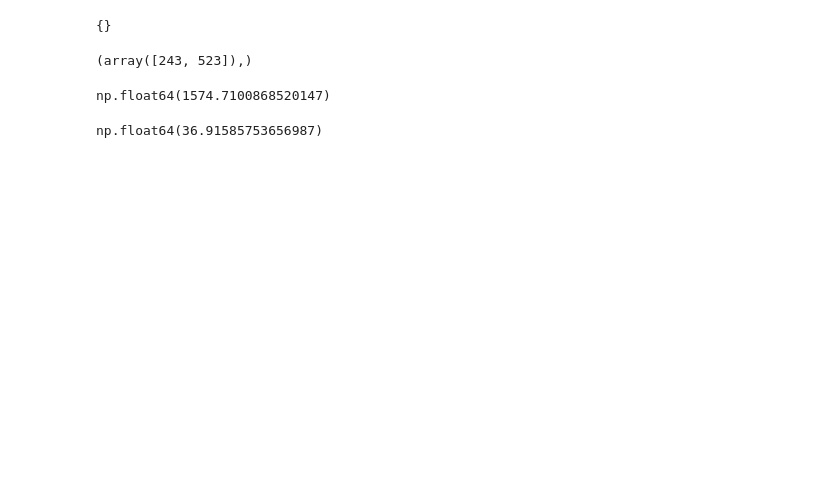
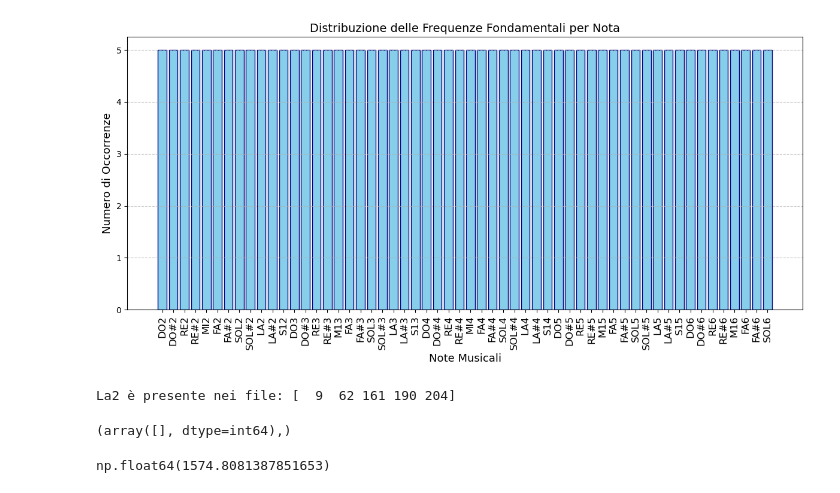
Before and after one commit to maddoc-g/3_organ_clustering, a Jupyter notebook: grafico_note.ipynb, the cells around one changed output. Drawn from its saved outputs; the diff is of its cells as text; code cells hidden in the pictures; blank space fills up the shorter version.

```diff
--- a/grafico_note.ipynb
+++ b/grafico_note.ipynb
@@ -5,32 +5,64 @@ import scipy
 from scipy.signal import find_peaks
 from lib.readwav import *
 # %%
-#leggo il file note_musicali.csv creando un dizionario con chiave il nome della nota e valore della frequenza
+import numpy as np
+import matplotlib.pyplot as plt
+from collections import Counter
+
+# 1. Caricamento dati (Assicurati che i file siano nella stessa cartella)
 note_musicali = {}
 with open('note_musicali.csv', 'r') as f:
     for line in f:
         note, freq = line.strip().split(',')
         note_musicali[note] = float(freq)
 
+data = np.loadtxt('fundamentals.csv')
+#i dati sono duplicati, prendo solo le prime 280 righe
+data = data[:280]
 
-#leggo il file delle fundamental frequencies
-fundamental_frequencies = {}
-data = np.loadtxt('fundamentals.csv')
+# 2. Funzione per trovare la nota più vicina
+def trova_nota_vicina(freq, dizionario_note):
+    # Usiamo la differenza assoluta per trovare la nota con frequenza più simile
+    note_nomi = list(dizionario_note.keys())
+    note_freqs = np.array(list(dizionario_note.values()))
 
-# stampo la prima riga del file delle fundamental frequencies per verificare che sia stato letto correttamente
-print(fundamental_frequencies)
+    # Calcola l'indice della nota più vicina
+    indice_vicino = (np.abs(note_freqs - freq)).argmin()
+    return note_nomi[indice_vicino]
+
+note_rilevate = [trova_nota_vicina(f, note_musicali) for f in data]
+
+conteggio = Counter(note_rilevate)
+
+# ordino il grafico in base alla frequenza delle note musicali
+note_ordinate = sorted(note_musicali.keys(), key=lambda x: note_musicali[x])
+etichette = [n for n in note_ordinate if n in conteggio]
+valori = [conteggio[n] for n in etichette]
+
+plt.figure(figsize=(12, 6))
+plt.bar(etichette, valori, color='skyblue', edgecolor='navy')
+plt.xlabel('Note Musicali', fontsize=13)
+plt.ylabel('Numero di Occorrenze', fontsize=13)
+plt.title('Distribuzione delle Frequenze Fondamentali per Nota', fontsize=14)
+plt.xticks(rotation=90, fontsize=12)
+plt.grid(axis='y', linestyle='--', alpha=0.7)
+
+plt.tight_layout()
+plt.show()
 # %% [output]
-{}
+[figure, added]
+# %%
+# note del la2
+index_la2 = np.where((data <= 157) & (data > 150))
+print("La2 è presente nei file:", index_la2[0] + 1)
+# %% [output]
+La2 è presente nei file: [  9  62 161 190 204]
 # %%
 index = np.where(data <50)
 print(index)
 # %% [output]
-(array([243, 523]),)
+(array([], dtype=int64),)
 # %%
 np.max(data)
 # %% [output]
-np.float64(1574.7100868520147)
+np.float64(1574.8081387851653)
-# %%
-np.min(data)
-# %% [output]
-np.float64(36.91585753656987)
```
Also changed, not shown: parts of 3 cells of this notebook, 2 other files.
